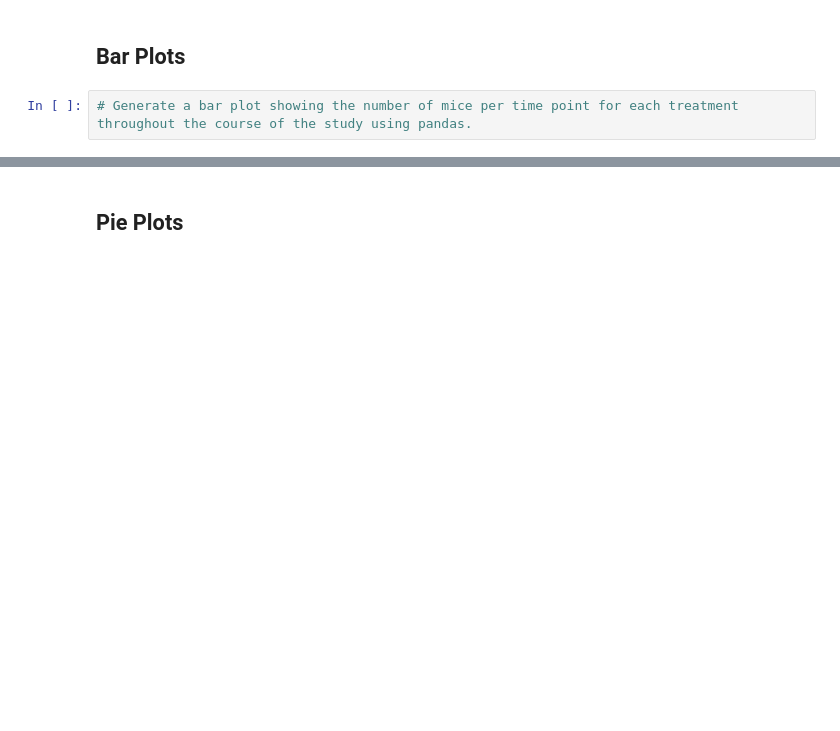
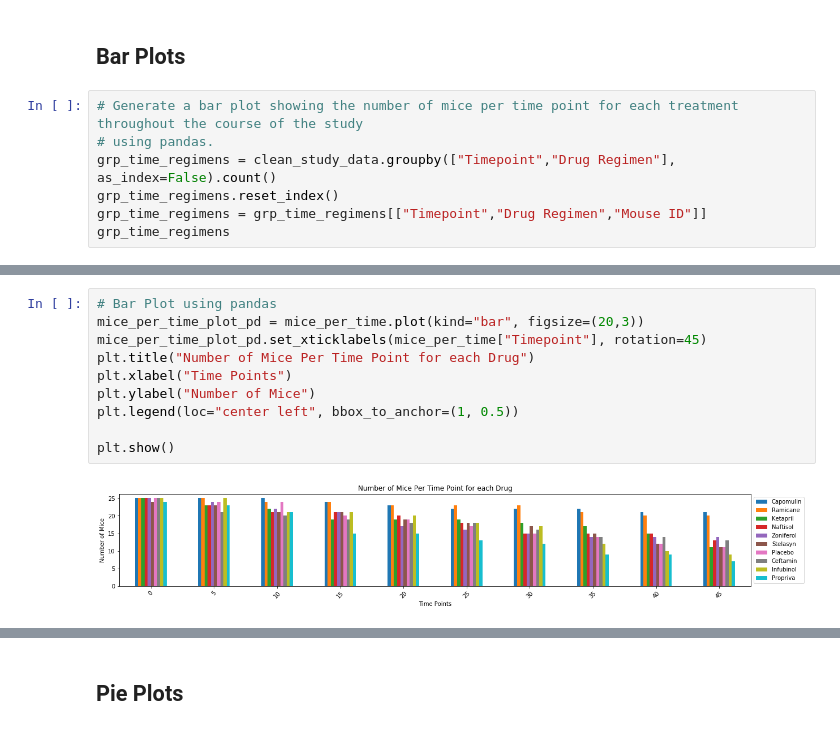
Before and after one commit to tamaranxu/matplotlib_challenge, a Jupyter notebook: pymaceuticals.ipynb, the cells around one changed output, grey strips where cells are left out. Saved outputs shown, nothing was run; the diff lists cells and outputs as text; blank space fills up the shorter version.

```diff
--- a/pymaceuticals.ipynb
+++ b/pymaceuticals.ipynb
@@ -234,4 +234,9 @@ grp_regimens
 # %% [markdown]
 ## Bar Plots
 # %%
-# Generate a bar plot showing the number of mice per time point for each treatment throughout the course of the study using pandas.
+# Generate a bar plot showing the number of mice per time point for each treatment throughout the course of the study
+# using pandas.
+grp_time_regimens = clean_study_data.groupby(["Timepoint","Drug Regimen"], as_index=False).count()
+grp_time_regimens.reset_index()
+grp_time_regimens = grp_time_regimens[["Timepoint","Drug Regimen","Mouse ID"]]
+grp_time_regimens
@@ -239,0 +332,12 @@ grp_regimens
+# %%
+# Bar Plot using pandas
+mice_per_time_plot_pd = mice_per_time.plot(kind="bar", figsize=(20,3))
+mice_per_time_plot_pd.set_xticklabels(mice_per_time["Timepoint"], rotation=45)
+plt.title("Number of Mice Per Time Point for each Drug")
+plt.xlabel("Time Points")
+plt.ylabel("Number of Mice")
+plt.legend(loc="center left", bbox_to_anchor=(1, 0.5))
+
+plt.show()
+# %% [output]
+[figure, added]
```
Also changed, not shown: parts of 17 cells of this notebook.
